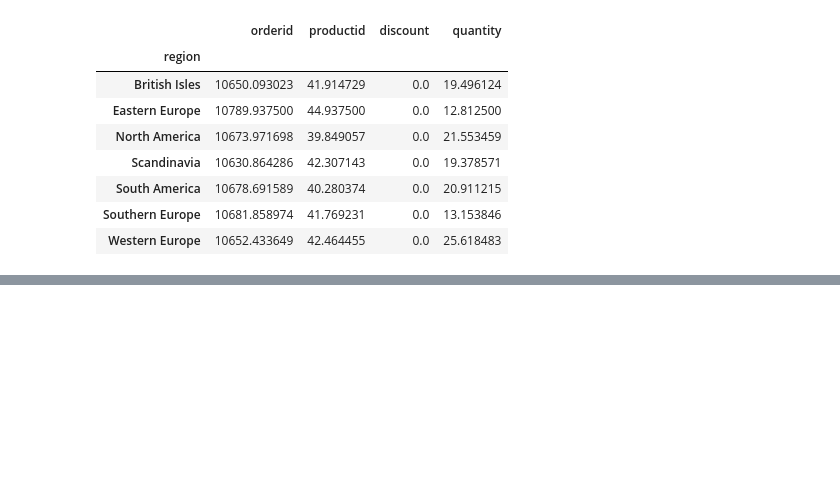
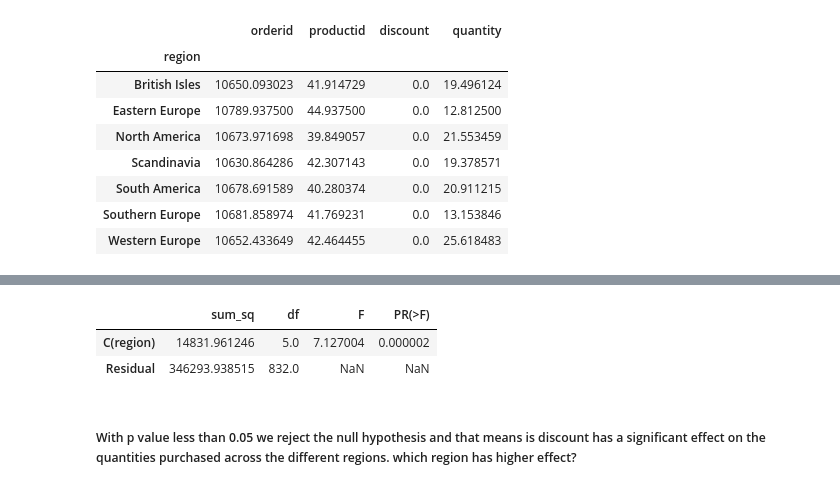
Before and after one commit to nani2357/Statistical-Analysis-on-Northwind-Sample-Database, a Jupyter notebook: Notebooks/hypothesis_testing.ipynb, the cells around one changed output, grey strips where cells are left out. Cells and saved outputs as stored; diff of their text form; code cells hidden in the pictures; blank space fills up the shorter version.

```diff
--- a/Notebooks/hypothesis_testing.ipynb
+++ b/Notebooks/hypothesis_testing.ipynb
@@ -902,5 +928,11 @@ nondiscorder_reg.groupby('region').mean()
 # %%
 # ANOVA test quantity vs regions
 
 model = ols('quantity ~ C(region)', data= discorder_reg).fit()
 # Perform ANOVA and Print the table
+anova_table = sm.stats.anova_lm(model, typ=2)
+anova_table
+# %% [output]
+|  | sum_sq | df | F | PR(>F) |
+| C(region) | 14831.961246 | 5.0 | 7.127004 | 0.000002 |
+| Residual | 346293.938515 | 832.0 | NaN | NaN |
@@ -915,0 +939,2 @@ anova_table
+# %% [markdown]
+##### With p value less than 0.05 we reject the null hypothesis and that means is discount has a significant effect on the quantities purchased across the different regions.          which region has higher effect?
```
Also changed, not shown: parts of 10 cells of this notebook.
